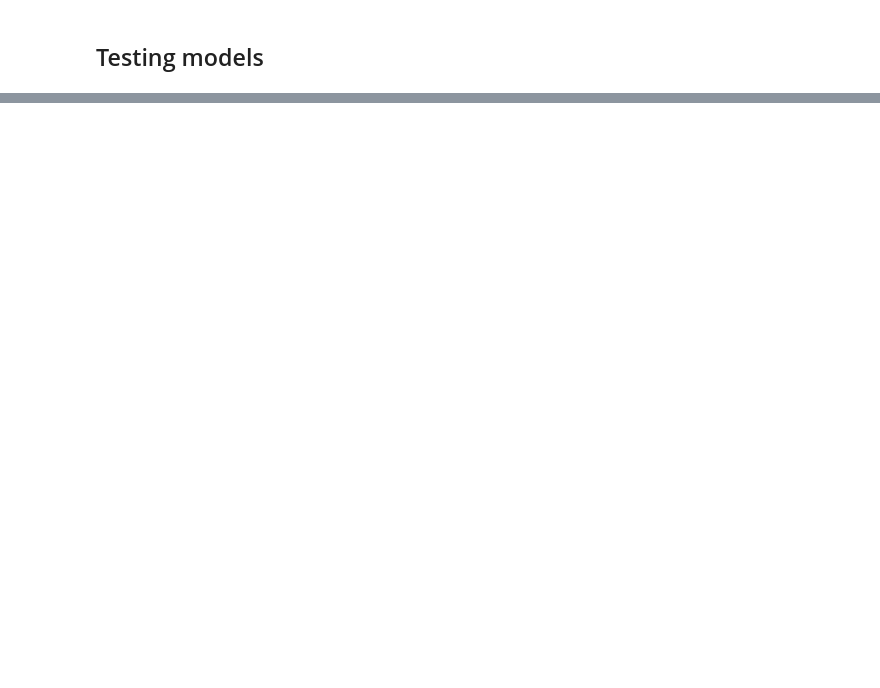
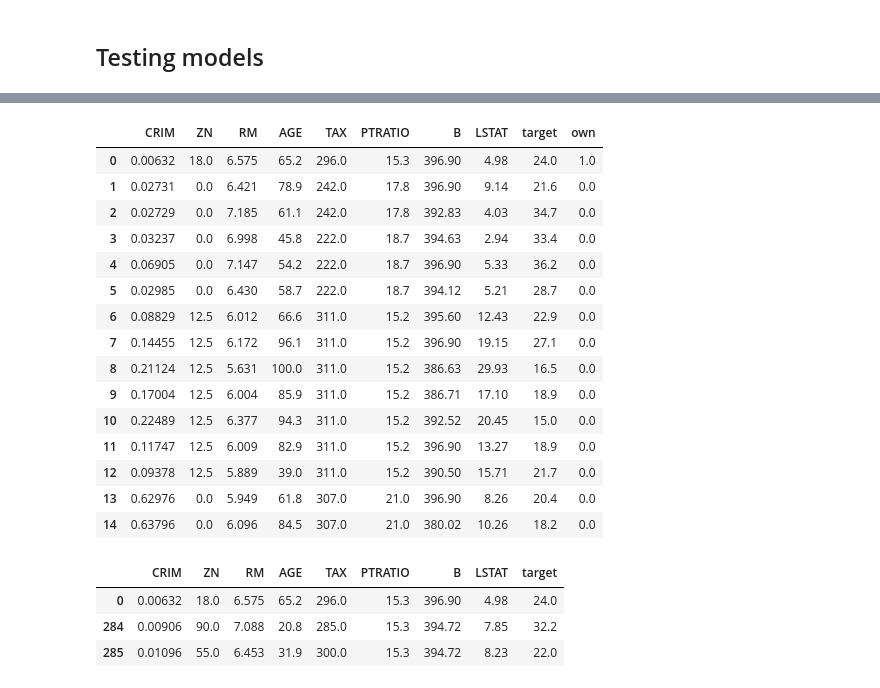
Before and after one commit to alik604/Notebooks, a Jupyter notebook: Recommendation systems/Boston_housing_recommendation_system.ipynb, the cells around one changed output, grey strips where cells are left out. Saved outputs shown, nothing was run; the diff lists cells and outputs as text; code cells hidden in the pictures; blank space fills up the shorter version.

```diff
--- a/Recommendation systems/Boston_housing_recommendation_system.ipynb
+++ b/Recommendation systems/Boston_housing_recommendation_system.ipynb
@@ -197,0 +344,62 @@ np.array(y_test)
+# %%
+import gc
+gc.collect()
+df_boston = pd.DataFrame(boston.data,columns=boston.feature_names)
+df_boston['target'] = pd.Series(boston.target)
+df = df_boston
+
+df =df_boston.drop(['NOX','CHAS','INDUS','DIS','RAD'],axis=1)
+# accuracy                           0.97       438
+# df =df_boston.drop(['NOX','CHAS'],axis=1)
+# accuracy                           0.97       438
+
+df_byCRIM = df.sort_values('CRIM')
+
+own = np.zeros(len(df_byCRIM))
+own[:20] = 1
+df_byCRIM['own'] = own
+
+df = df_byCRIM.sort_index()
+df.head(15)
+# %% [output]
+|  | CRIM | ZN | RM | AGE | TAX | PTRATIO | B | LSTAT | target | own |
+| 0 | 0.00632 | 18.0 | 6.575 | 65.2 | 296.0 | 15.3 | 396.90 | 4.98 | 24.0 | 1.0 |
+| 1 | 0.02731 | 0.0 | 6.421 | 78.9 | 242.0 | 17.8 | 396.90 | 9.14 | 21.6 | 0.0 |
+| 2 | 0.02729 | 0.0 | 7.185 | 61.1 | 242.0 | 17.8 | 392.83 | 4.03 | 34.7 | 0.0 |
+| 3 | 0.03237 | 0.0 | 6.998 | 45.8 | 222.0 | 18.7 | 394.63 | 2.94 | 33.4 | 0.0 |
+| 4 | 0.06905 | 0.0 | 7.147 | 54.2 | 222.0 | 18.7 | 396.90 | 5.33 | 36.2 | 0.0 |
+| 5 | 0.02985 | 0.0 | 6.430 | 58.7 | 222.0 | 18.7 | 394.12 | 5.21 | 28.7 | 0.0 |
+| 6 | 0.08829 | 12.5 | 6.012 | 66.6 | 311.0 | 15.2 | 395.60 | 12.43 | 22.9 | 0.0 |
+| 7 | 0.14455 | 12.5 | 6.172 | 96.1 | 311.0 | 15.2 | 396.90 | 19.15 | 27.1 | 0.0 |
+| 8 | 0.21124 | 12.5 | 5.631 | 100.0 | 311.0 | 15.2 | 386.63 | 29.93 | 16.5 | 0.0 |
+| 9 | 0.17004 | 12.5 | 6.004 | 85.9 | 311.0 | 15.2 | 386.71 | 17.10 | 18.9 | 0.0 |
+| 10 | 0.22489 | 12.5 | 6.377 | 94.3 | 311.0 | 15.2 | 392.52 | 20.45 | 15.0 | 0.0 |
+| 11 | 0.11747 | 12.5 | 6.009 | 82.9 | 311.0 | 15.2 | 396.90 | 13.27 | 18.9 | 0.0 |
+| 12 | 0.09378 | 12.5 | 5.889 | 39.0 | 311.0 | 15.2 | 390.50 | 15.71 | 21.7 | 0.0 |
+| 13 | 0.62976 | 0.0 | 5.949 | 61.8 | 307.0 | 21.0 | 396.90 | 8.26 | 20.4 | 0.0 |
+| 14 | 0.63796 | 0.0 | 6.096 | 84.5 | 307.0 | 21.0 | 380.02 | 10.26 | 18.2 | 0.0 |
+# %%
+if len(df_byCRIM) > 10:
+   df_client = df_byCRIM[:10]
+   df_listings = df_byCRIM[10:]
+
+
+df_new = pd.concat([df_client, df] ,axis=0)
+X = df_new.drop(['own'],axis=1) # Features
+y = df_new['own'] # Target variable
+
+def non_shuffling_train_test_split(X, y, test_size):
+    i = int((1 - test_size) * X.shape[0]) + 1
+    X_train, X_test = np.split(X, [i])
+    y_train, y_test = np.split(y, [i])
+    return X_train, X_test, y_train, y_test
+
+
+X_train, X_test, y_train, y_test = non_shuffling_train_test_split(X, y, test_size=0.85)
+
+X_train.head(3)
+# %% [output]
+|  | CRIM | ZN | RM | AGE | TAX | PTRATIO | B | LSTAT | target |
+| 0 | 0.00632 | 18.0 | 6.575 | 65.2 | 296.0 | 15.3 | 396.90 | 4.98 | 24.0 |
+| 284 | 0.00906 | 90.0 | 7.088 | 20.8 | 285.0 | 15.3 | 394.72 | 7.85 | 32.2 |
+| 285 | 0.01096 | 55.0 | 6.453 | 31.9 | 300.0 | 15.3 | 394.72 | 8.23 | 22.0 |
```
Also changed, not shown: parts of 35 cells of this notebook.
